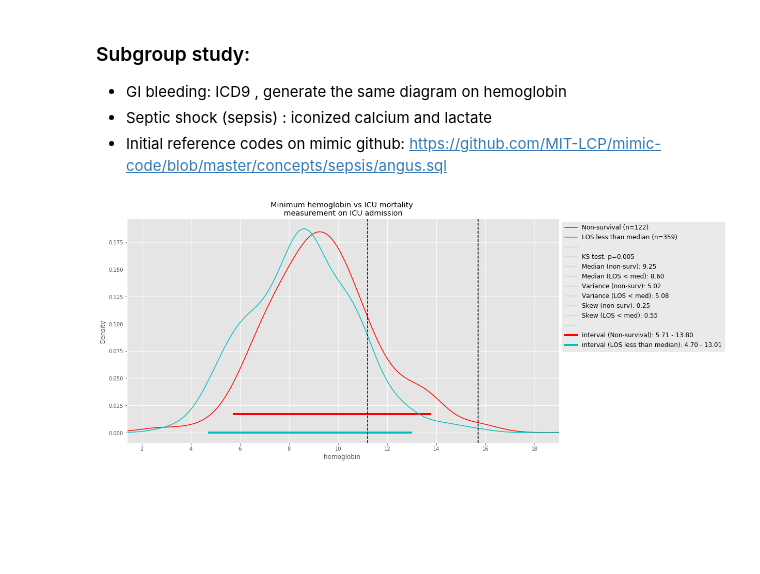
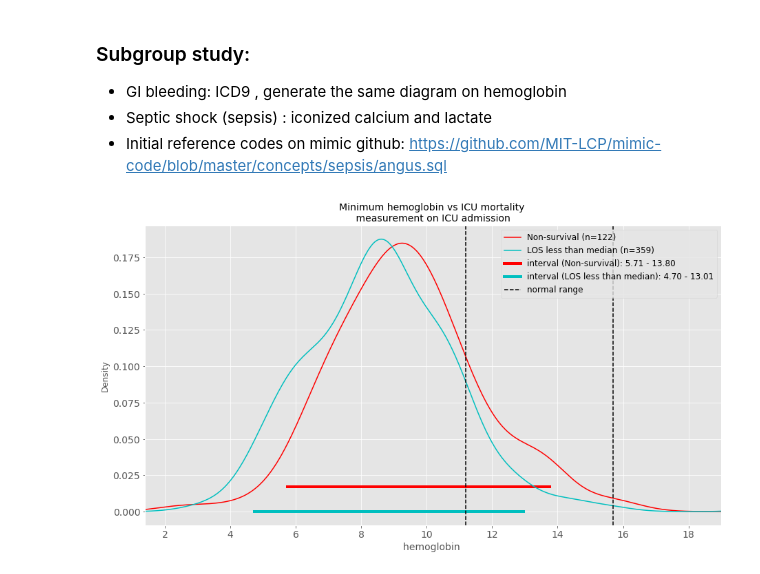
Before and after one commit to nus-mornin-lab/First_Lab, a Jupyter notebook: first_lab_figures_minmax.ipynb, the cells around one changed output. Drawn from its saved outputs; the diff is of its cells as text; code cells hidden in the pictures; blank space fills up the shorter version.

```diff
--- a/first_lab_figures_minmax.ipynb
+++ b/first_lab_figures_minmax.ipynb
@@ -33,11 +35,13 @@ Free Calcium | 1.1 | 1.35 | mmol/L
 # Keys should match the lab names in the query below
 # Are these values correct given the units? Need to check.
 
-lab_ranges = {'BICARBONATE': [22,32],
+lab_ranges = {'ALBUMIN':[3.5, 5.5],
+              'BICARBONATE': [22,32],
               'BUN': [6,20],
               'CALCIUM': [8.4,10.3],
               'CHLORIDE': [96,108],
               'CREATININE': [0.4,1.1],
+              'GLUCOSE':[70.0, 100.0],
               'HEMOGLOBIN': [11.2,15.7],
               'LACTATE': [0.5,2.0],
               'MAGNESIUM': [1.6,2.6],
@@ -383,57 +378,59 @@ def drawsubgroup(datapath, subgroup, labname):
                                     alpha=1.0,label='LOS less than median (n={})'.format(n_less), color='c')
 
     # fake plots for KS test, median, etc
-        plt.plot([], label=' ',color='lightgray')
-        plt.plot([], label='KS test: p={}'.format(format(p_val,'.3f')),
-                                    color='lightgray')
-        plt.plot([], label='Median (non-surv): {}'.format(format(med_nonsurv,'.2f')),
-                                    color='lightgray')
-        plt.plot([], label='Median (LOS < med): {}'.format(format(med_less,'.2f')),
-                                    color='lightgray')
-        plt.plot([], label='Variance (non-surv): {}'.format(format(var_nonsurv,'.2f')),
-                                    color='lightgray')
-        plt.plot([], label='Variance (LOS < med): {}'.format(format(var_less,'.2f')),
-                                    color='lightgray')
-        plt.plot([], label='Skew (non-surv): {}'.format(format(skew_nonsurv,'.2f')),
-                                    color='lightgray')
-        plt.plot([], label='Skew (LOS < med): {}'.format(format(skew_less,'.2f')),
-                                    color='lightgray')
+#         plt.plot([], label=' ',color='lightgray')
+#         plt.plot([], label='KS test: p={}'.format(format(p_val,'.3f')),
+#                                     color='lightgray')
+#         plt.plot([], label='Median (non-surv): {}'.format(format(med_nonsurv,'.2f')),
+#                                     color='lightgray')
+#         plt.plot([], label='Median (LOS < med): {}'.format(format(med_less,'.2f')),
+#                                     color='lightgray')
+#         plt.plot([], label='Variance (non-surv): {}'.format(format(var_nonsurv,'.2f')),
+#                                     color='lightgray')
+#         plt.plot([], label='Variance (LOS < med): {}'.format(format(var_less,'.2f')),
+#                                     color='lightgray')
+#         plt.plot([], label='Skew (non-surv): {}'.format(format(skew_nonsurv,'.2f')),
+#                                     color='lightgray')
+#         plt.plot([], label='Skew (LOS < med): {}'.format(format(skew_less,'.2f')),
+#                                     color='lightgray')
 
         # add 95% percentail
         a1 = data[item][data.mort_icu==1].quantile(0.025)
         a2 = data[item][data.mort_icu==1].quantile(0.975)
         b1 = data[item][cond_less].quantile(0.025)
         b2 = data[item][cond_less].quantile(0.975)
         #print a1, a2, b1, b2
         dy = 0.5
         i = 1  # 0 for dx
         tmp = ax.transData.transform([(0,0), (1,1)])
         tmp = tmp[1,i] - tmp[0,i]  # 1 unit in display coords
         tmp = 1/tmp  # 1 pixel in display coords
         tmp = tmp*dy*ax.get_figure().get_dpi()  # shift pixels in display coords
 
         plt.hlines(y=tmp, xmin = a1, xmax = a2, linewidth=4, linestyle='-', color='r')
         plt.hlines(y=0, xmin = b1, xmax = b2, linewidth=4, linestyle='-', color='c')
-        plt.plot([], label=' ', color='lightgray')
+        #plt.plot([], label=' ', color='lightgray')
         plt.plot([], label='interval (Non-survival): {} - {}'.format(format(a1, '.2f'), format(a2, '.2f')),
                                     color='red', linewidth=4)
         plt.plot([], label='interval (LOS less than median): {} - {}'.format(format(b1, '.2f'), format(b2, '.2f')),
                                     color='c', linewidth=4)
-
+        plt.axvline(nrange[0],color='k',linestyle='--', label="normal range")
+        plt.axvline(nrange[1],color='k',linestyle='--')
         # add title, labels etc.
         plt.title('{} {} measurement on ICU admission '.format(item[-3].upper()+item[-2:]+"imum", item[:-4] +
-                                    ' vs ICU mortality \n'))
-        plt.xlabel(item[:-4] + ' ' + u)
-        plt.legend(loc="upper left", bbox_to_anchor=(1,1),fontsize=12)
+                                    ' vs ICU mortality \n'), fontsize=14)
+        plt.xlabel(item[:-4] + ' ' + u, fontsize=14)
+        #plt.legend(loc="upper left", bbox_to_anchor=(1,1),fontsize=12)
+        plt.legend(fontsize=12)
         plot_range = [min(a1, b1, nrange[0]), max(a2, b2, nrange[1])]
         diff = plot_range[1] - plot_range[0]
         #plt.xlim(data[l.lower()+'_min'].min(axis=0), data[l.lower()+'_min'].max(axis=0))
         plt.xlim(plot_range[0] - 0.3 * diff, plot_range[1] + 0.3 * diff)
 
         # Add lab range if available
-        plt.axvline(nrange[0],color='k',linestyle='--')
-        plt.axvline(nrange[1],color='k',linestyle='--')
+
+        plt.tick_params(axis='both', labelsize=14)
 
 drawsubgroup('subgroup_data_minmax.csv', 'gi_bleeding', ['hemoglobin_min', 'hemoglobin_max'])
 # %% [output]
-[figure, old version]
+[figure, new version]
```
Also changed, not shown: parts of 9 cells of this notebook, 1 other file.
